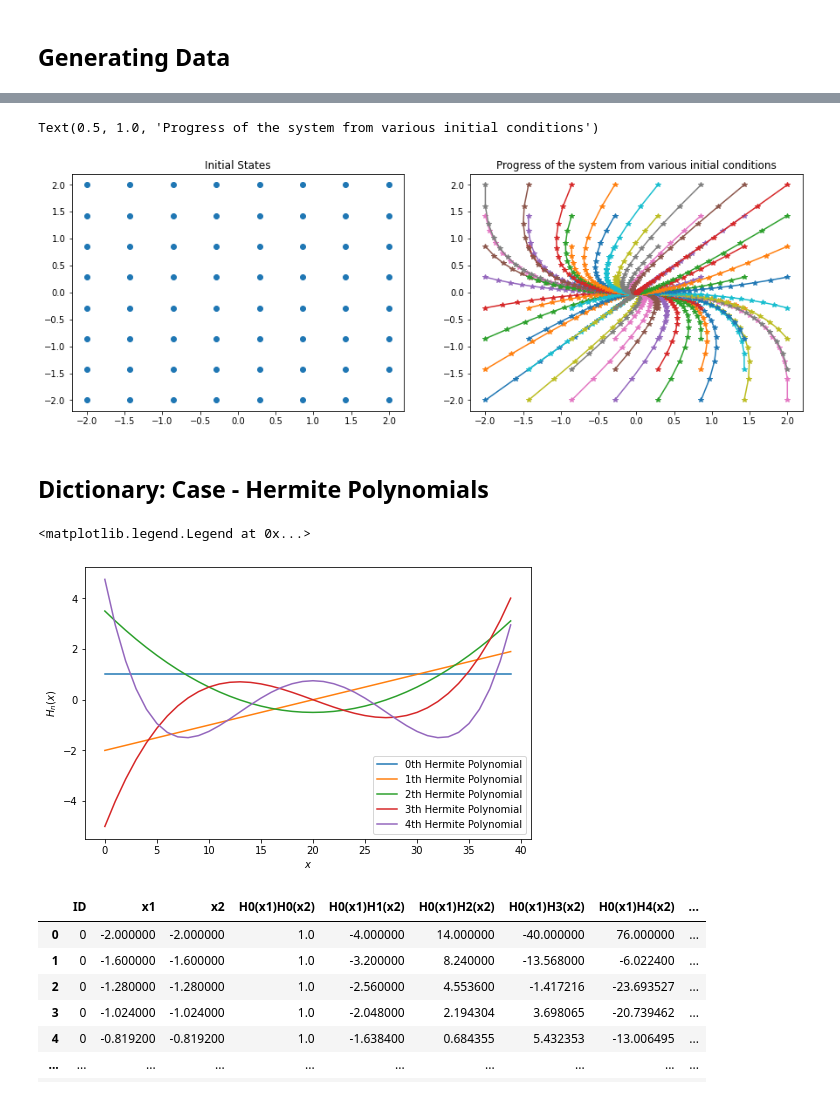
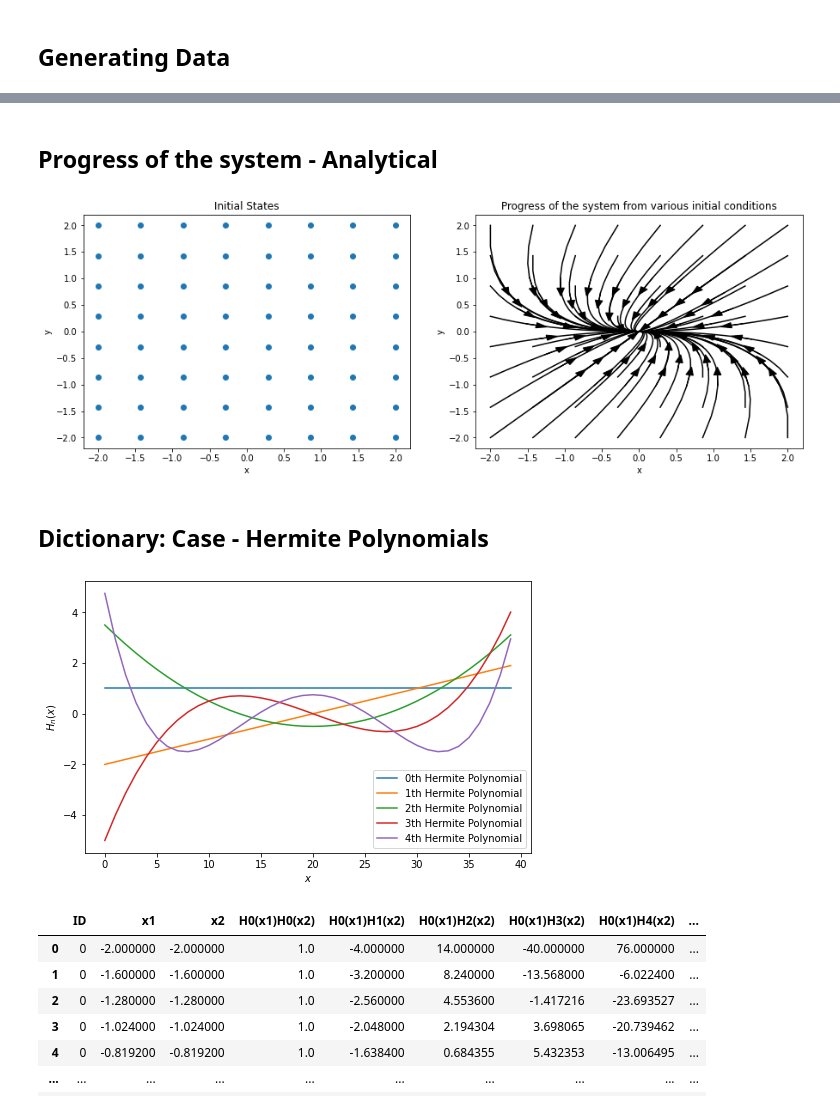
Before and after one commit to waleedbinkhalid74/ml_cms_final_project, a Jupyter notebook: ml_cms_final_proj_task_4.ipynb, the cells around one changed output, grey strips where cells are left out. Saved outputs shown, nothing was run; the diff lists cells and outputs as text; code cells hidden in the pictures.

Commit message:
Added utils file, added markdown and images of results

```diff
--- a/ml_cms_final_proj_task_4.ipynb
+++ b/ml_cms_final_proj_task_4.ipynb
@@ -91,9 +98,12 @@ for index, ij in enumerate(ij_pair):
     i, j = ij
     analytical_eigenval = linear_koopman_eigenfunction(X, Y, i,j)[0]
     analytical_eigenfunc = linear_koopman_eigenfunction(X, Y, i,j)[1]
-    s = axs[index].imshow(analytical_eigenfunc / np.linalg.norm(analytical_eigenfunc, np.inf))
+    analytical_eigenfunc_normalized = analytical_eigenfunc / np.linalg.norm(analytical_eigenfunc, np.inf)
+    s = axs[index].imshow(analytical_eigenfunc_normalized)
     axs[index].set_title(f"$\mu_{{{i},{j}}} = ${analytical_eigenval:0.3f}")
     axs[index].set_xlabel('x'); axs[index].set_ylabel('y')
 
+
 fig.colorbar(s, ax=axs[:], shrink=0.6, location='bottom')
+fig.savefig('figures/linear_analytical_eigenfuncs.png')
 # %% [output]
@@ -147,17 +186,14 @@ x_sol
+# %% [markdown]
+## Progress of the system - Analytical
 # %%
-def plot_linear(data, ax):
-    for id in data['ID'].unique():
-        data_id = data[data['ID'] == id]
-        plt.plot(data_id['x1'].to_numpy(), data_id['x2'].to_numpy(), marker='*')
-
 fig, axs = plt.subplots(1, 2, figsize=(15,5))
 axs[0].scatter(initial_conditions[:,0], initial_conditions[:,1])
-axs[0].set_title('Initial States')
-plot_linear(x_sol, axs[1])
-axs[1].set_title('Progress of the system from various initial conditions')
+plot_data(x_sol, axs[1])
+axs[0].set_title('Initial States'); axs[1].set_title('Progress of the system from various initial conditions')
+axs[0].set_xlabel('x'); axs[0].set_ylabel('y'); axs[1].set_xlabel('x'); axs[1].set_ylabel('y');
+fig.savefig('figures/linear_system_analytical_progress.png')
 # %% [output]
-Text(0.5, 1.0, 'Progress of the system from various initial conditions')
-[figure, old version]
+[figure, new version]
 # %% [markdown]
 ## Dictionary: Case - Hermite Polynomials
 # %%
@@ -172,8 +208,8 @@ for i in range(5):
 ax.set_xlabel('$x$')
 ax.set_ylabel('$H_n(x)$')
 plt.legend()
+fig.savefig('figures/hermite_polys.png')
 # %% [output]
-<matplotlib.legend.Legend at 0x...>
 [figure]
 # %%
 hermitian_observables = HermitePairs(5) # We will use the Hermite Pair dictionary as observables
```
Also changed, not shown: parts of 30 cells of this notebook, 12 other files.
